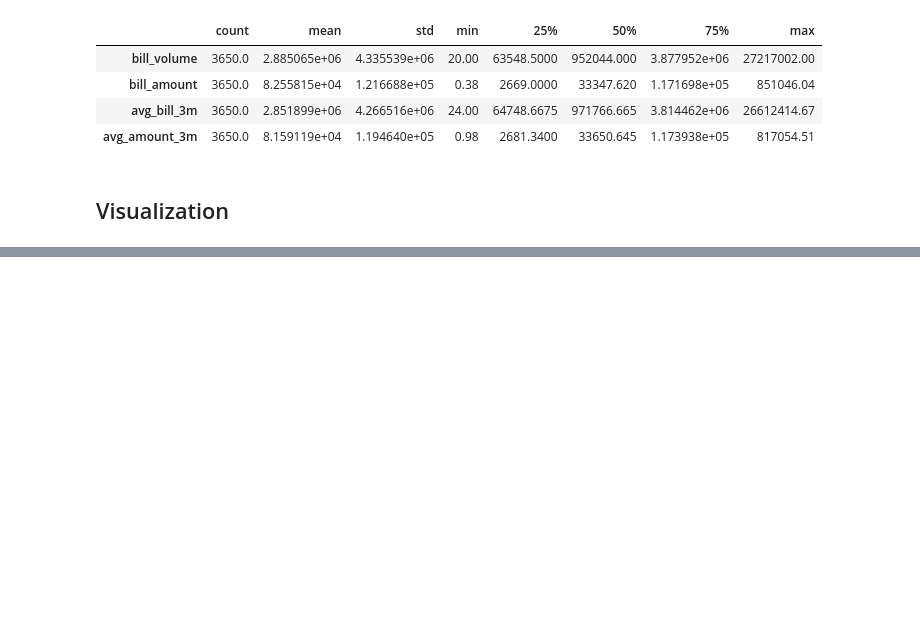
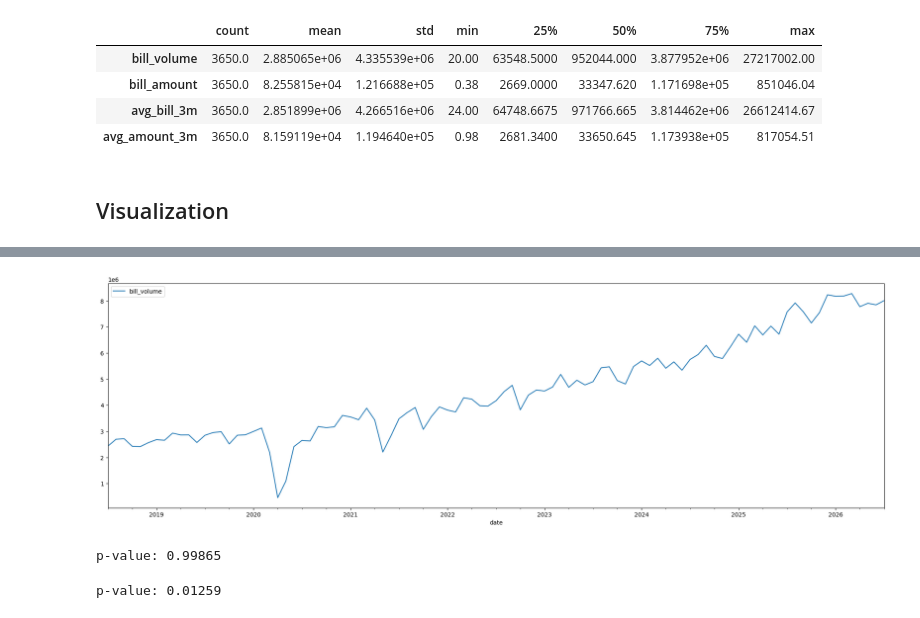
Before and after one commit to IamRaNo/india-logistics-hub-optimizer, a Jupyter notebook: jupyter notebooks/01_forecasting.ipynb, the cells around one changed output, grey strips where cells are left out. Cells and saved outputs as stored; diff of their text form; code cells hidden in the pictures; blank space fills up the shorter version.

```diff
--- a/jupyter notebooks/01_forecasting.ipynb
+++ b/jupyter notebooks/01_forecasting.ipynb
@@ -218,0 +204,21 @@ plt.show()
+# %%
+bills_series = data[data['state']=='west bengal'][['date','bill_volume']]
+bills_series = bills_series.sort_values('date').set_index('date')
+fig,ax = plt.subplots(figsize=(24,7))
+bills_series.plot(ax=ax)
+plt.show()
+# %% [output]
+[figure, added]
+# %%
+from statsmodels.tsa.stattools import adfuller
+
+result = adfuller(bills_series['bill_volume'])
+print(f"p-value: {round(result[1],5)}")
+# %% [output]
+p-value: 0.99865
+# %%
+diff1 = bills_series['bill_volume'].diff().dropna()
+results = adfuller(diff1)
+print(f"p-value: {round(results[1],5)}")
+# %% [output]
+p-value: 0.01259
```
Also changed, not shown: parts of 9 cells of this notebook, 2 other files.
